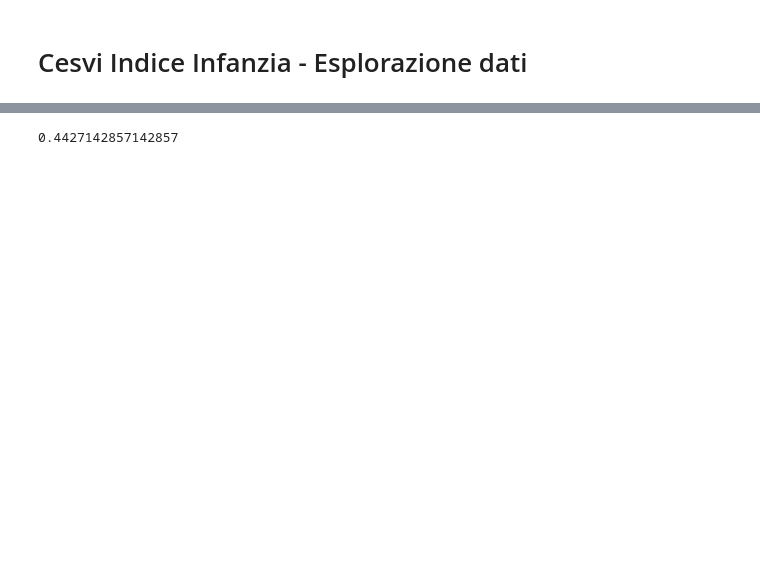
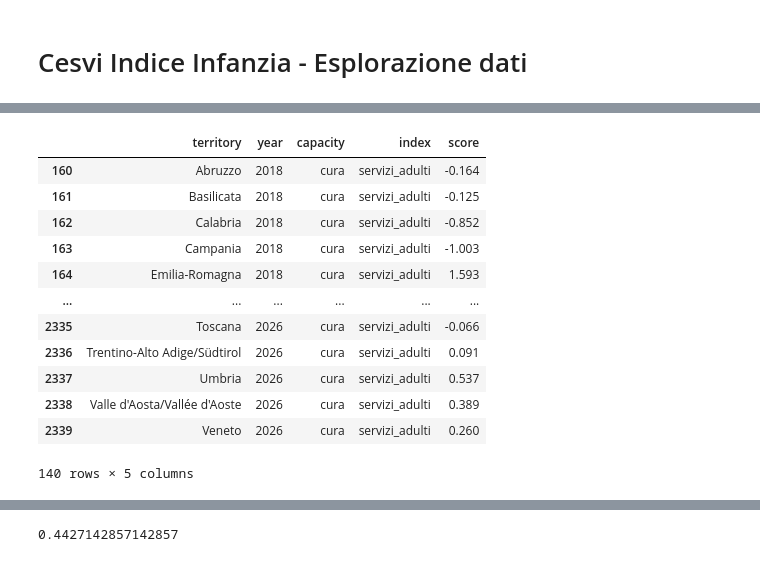
Before and after one commit to aripiz/cesvi-indiceinfanzia, a Jupyter notebook: data/explore_data.ipynb, the cells around one changed output, grey strips where cells are left out. Cells and saved outputs as stored; diff of their text form; code cells hidden in the pictures; blank space fills up the shorter version.

```diff
--- a/data/explore_data.ipynb
+++ b/data/explore_data.ipynb
@@ -10,0 +138,16 @@ df_meta = pd.read_csv("cesvi-indiceinfanzia_metadata.csv")
+# %%
+df[(df["index"] == "servizi_adulti") & (df["capacity"] == "cura")]
+# %% [output]
+|  | territory | year | capacity | index | score |
+| 160 | Abruzzo | 2018 | cura | servizi_adulti | -0.164 |
+| 161 | Basilicata | 2018 | cura | servizi_adulti | -0.125 |
+| 162 | Calabria | 2018 | cura | servizi_adulti | -0.852 |
+| 163 | Campania | 2018 | cura | servizi_adulti | -1.003 |
+| 164 | Emilia-Romagna | 2018 | cura | servizi_adulti | 1.593 |
+| ... | ... | ... | ... | ... | ... |
+| 2335 | Toscana | 2026 | cura | servizi_adulti | -0.066 |
+| 2336 | Trentino-Alto Adige/Südtirol | 2026 | cura | servizi_adulti | 0.091 |
+| 2337 | Umbria | 2026 | cura | servizi_adulti | 0.537 |
+| 2338 | Valle d'Aosta/Vallée d'Aoste | 2026 | cura | servizi_adulti | 0.389 |
+| 2339 | Veneto | 2026 | cura | servizi_adulti | 0.260 |
+140 rows × 5 columns
```
Also changed, not shown: parts of 17 cells of this notebook, 42 other files.
